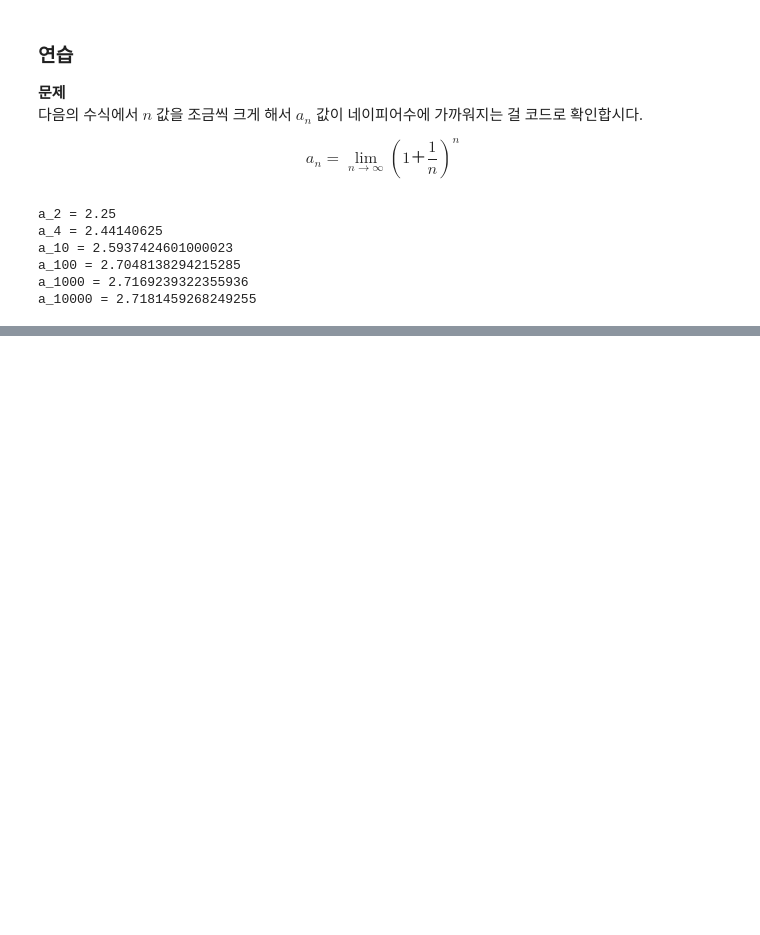
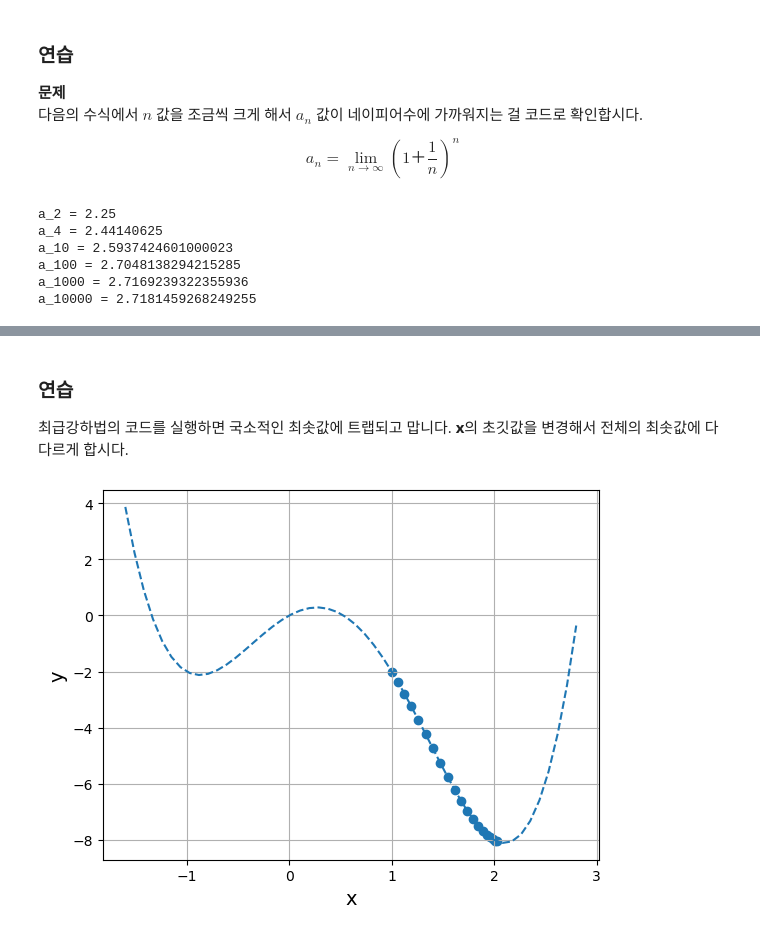
Before and after one commit to gsmin02/AI-Python-STUDY, a Jupyter notebook: Chapter/Chapter 5.ipynb, the cells around one changed output, grey strips where cells are left out. Saved outputs shown, nothing was run; the diff lists cells and outputs as text; code cells hidden in the pictures; blank space fills up the shorter version.

```diff
--- a/Chapter/Chapter 5.ipynb
+++ b/Chapter/Chapter 5.ipynb
@@ -742,0 +878,39 @@ a_10000 = 2.7181459268249255
+# %% [markdown]
+### 연습
+
+최급강하법의 코드를 실행하면 국소적인 최솟값에 트랩되고 맙니다. **x**의 초깃값을 변경해서 전체의 최솟값에 다다르게 합시다.
+# %%
+#리스트5.14
+
+import numpy as np
+import matplotlib.pyplot as plt
+
+def my_func(x): # 최솟값을 구하는 함수
+    return x**4 - 2*x**3 - 3*x**2 + 2*x
+
+def grad_func(x): # 도함수
+    return 4*x**3 - 6*x**2 - 6*x + 2
+
+eta = 0.01 # 상수
+x = 1.0 # x에 초깃값을 설정
+record_x = [] # x의 기록
+record_y = [] # y의 기록
+for i in range(20): # 20회 x를 갱신한다
+    y = my_func(x)
+    record_x.append(x)
+    record_y.append(y)
+    x -= eta * grad_func(x)
+
+x_f = np.linspace(-1.6, 2.8) # 표시 범위
+y_f = my_func(x_f)
+
+plt.plot(x_f, y_f, linestyle="dashed") # 함수를 점선으로 표시
+plt.scatter(record_x, record_y) # x와 y의 기록을 표시
+
+plt.xlabel("x", size=14)
+plt.ylabel("y", size=14)
+plt.grid()
+
+plt.show()
+# %% [output]
+[figure, added]
```
Also changed, not shown: parts of 8 cells of this notebook.
